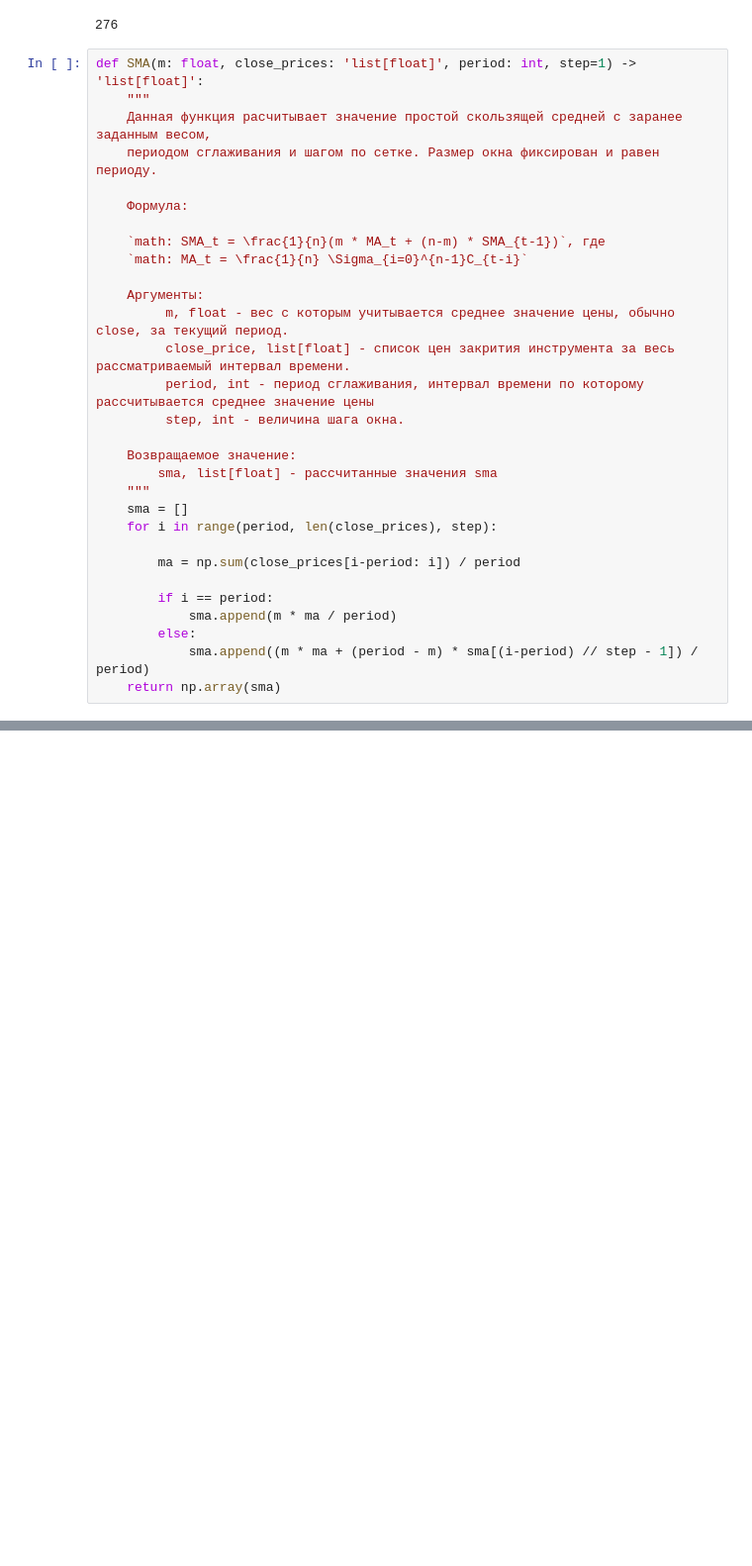
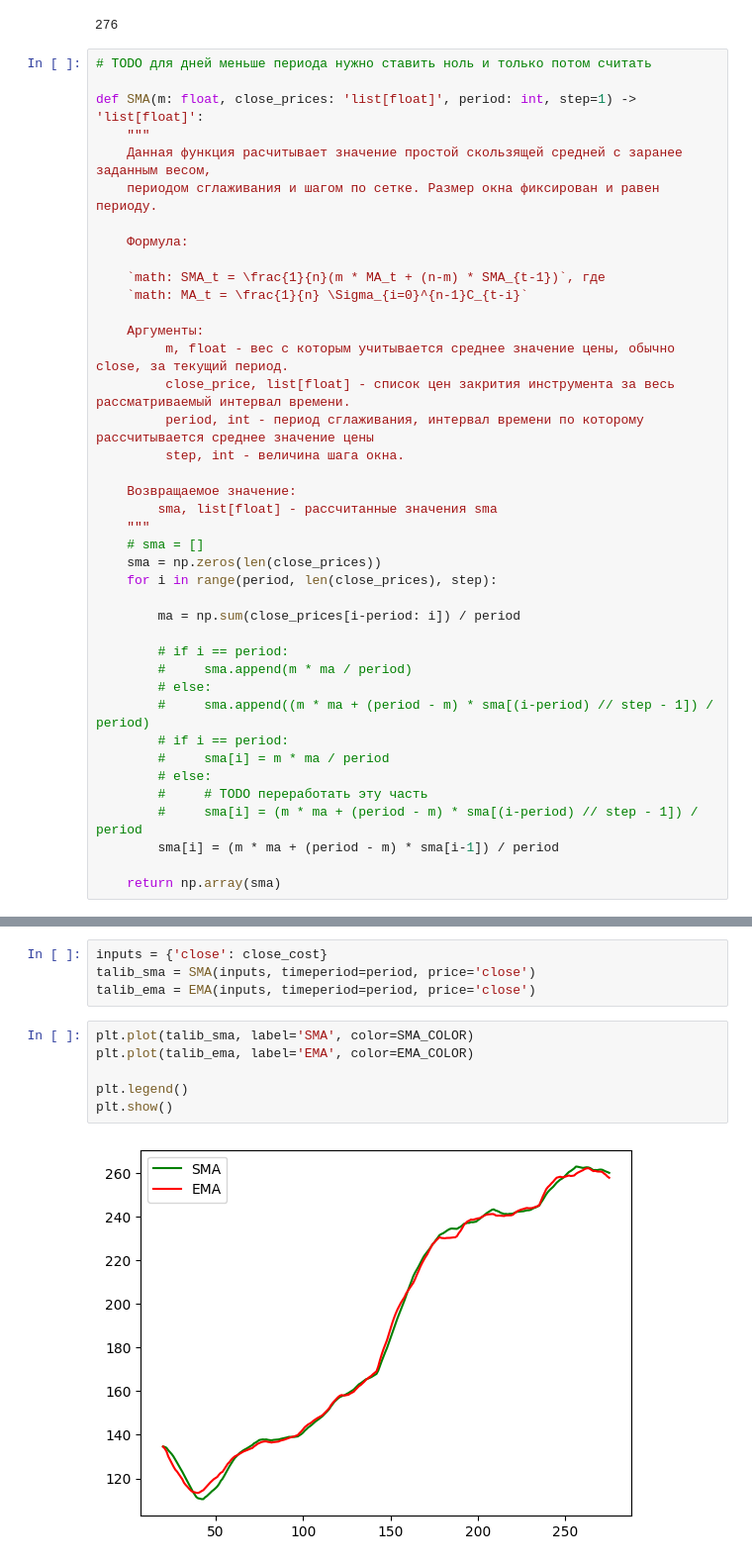
Before and after one commit to Kasymkhankhubiyev/Sirius-Uni, a Jupyter notebook: Intoduction Into Profession/tasks/Task1.ipynb, the cells around one changed output, grey strips where cells are left out. Shown at 99% size. Saved outputs shown, nothing was run; the diff lists cells and outputs as text; blank space fills up the shorter version.

Commit message:
fixed bug with sma and ena and ploted talib

```diff
--- a/Intoduction Into Profession/tasks/Task1.ipynb
+++ b/Intoduction Into Profession/tasks/Task1.ipynb
@@ -107,6 +107,8 @@ len(candles)
 # %% [output]
 276
 # %%
+# TODO для дней меньше периода нужно ставить ноль и только потом считать
+
 def SMA(m: float, close_prices: 'list[float]', period: int, step=1) -> 'list[float]':
     """
     Данная функция расчитывает значение простой скользящей средней с заранее заданным весом,
@@ -126,15 +128,23 @@ def SMA(m: float, close_prices: 'list[float]', period: int, step=1) -> 'list[flo
     Возвращаемое значение:
         sma, list[float] - рассчитанные значения sma
     """
-    sma = []
+    # sma = []
+    sma = np.zeros(len(close_prices))
     for i in range(period, len(close_prices), step):
 
         ma = np.sum(close_prices[i-period: i]) / period
 
-        if i == period:
-            sma.append(m * ma / period)
-        else:
-            sma.append((m * ma + (period - m) * sma[(i-period) // step - 1]) / period)
+        # if i == period:
+        #     sma.append(m * ma / period)
+        # else:
+        #     sma.append((m * ma + (period - m) * sma[(i-period) // step - 1]) / period)
+        # if i == period:
+        #     sma[i] = m * ma / period
+        # else:
+        #     # TODO переработать эту часть
+        #     sma[i] = (m * ma + (period - m) * sma[(i-period) // step - 1]) / period
+        sma[i] = (m * ma + (period - m) * sma[i-1]) / period
+
     return np.array(sma)
 # %%
 def EMA(close_prices: 'list[float]', smoothing: int, step = 1) -> 'list[float]':
@@ -207,0 +228,12 @@ plt.show()
+# %%
+inputs = {'close': close_cost}
+talib_sma = SMA(inputs, timeperiod=period, price='close')
+talib_ema = EMA(inputs, timeperiod=period, price='close')
+# %%
+plt.plot(talib_sma, label='SMA', color=SMA_COLOR)
+plt.plot(talib_ema, label='EMA', color=EMA_COLOR)
+
+plt.legend()
+plt.show()
+# %% [output]
+[figure, added]
```
Also changed, not shown: parts of 7 cells of this notebook, 1 other file.
